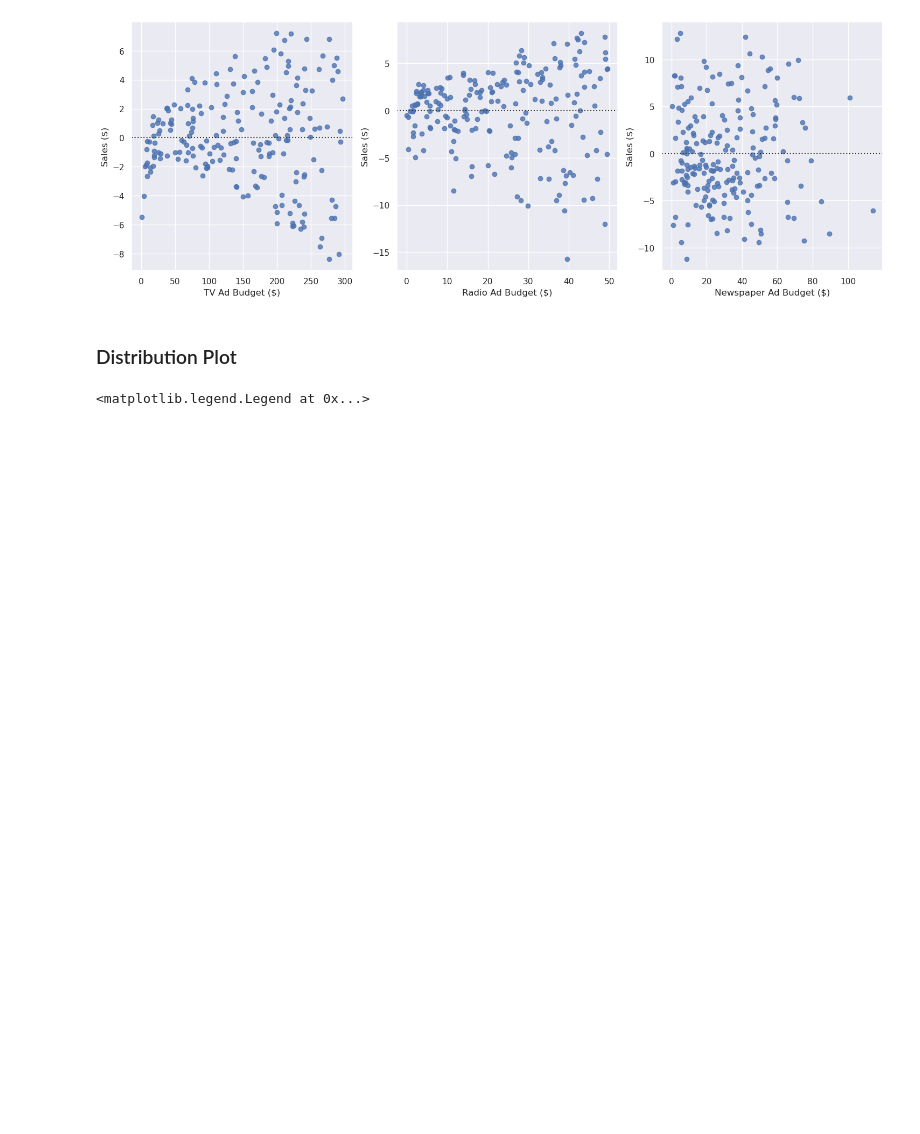
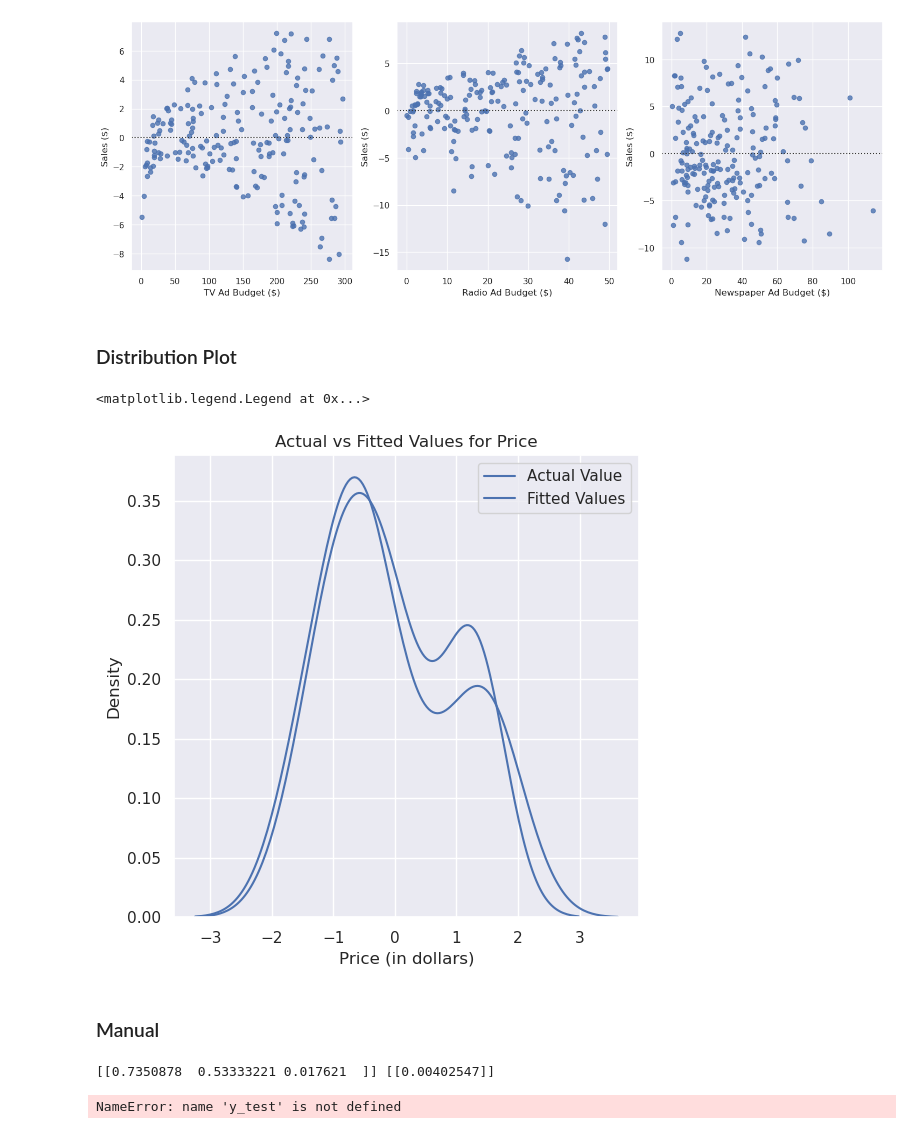
Before and after one commit to Daya-AWR1642/EC-460-NNDL, a Jupyter notebook: Multi_Linear_Regression_Problem/Multi_Linear_Regression.ipynb, the cells around one changed output. Drawn from its saved outputs; the diff is of its cells as text; code cells hidden in the pictures; blank space fills up the shorter version.

```diff
--- a/Multi_Linear_Regression_Problem/Multi_Linear_Regression.ipynb
+++ b/Multi_Linear_Regression_Problem/Multi_Linear_Regression.ipynb
@@ -235,12 +235,15 @@ sns.residplot(x = 'Newspaper Ad Budget ($)', y = 'Sales ($)',data = data1,ax = a
 ### Distribution Plot
 # %%
 plt.figure(figsize=(6, 6))
-col = 'Sales ($)'
-sns.kdeplot(data=data1[col], color="r", label="Actual Value")
+# col = ''
+sns.kdeplot(Y_test, color="r", label="Actual Value")
 sns.kdeplot(y_pred, color="b", label="Fitted Values")
 plt.title('Actual vs Fitted Values for Price')
 plt.xlabel('Price (in dollars)')
 plt.ylabel('Density')
 plt.legend()
 # %% [output]
 <matplotlib.legend.Legend at 0x...>
+[figure, added]
+# %% [markdown]
+### Manual
@@ -246,0 +281,23 @@ plt.legend()
+# %%
+lr = 0.0001
+epochs = 200
+
+cost_history = np.zeros(epochs)
+w,b = init_para(X_train)
+
+for i in range(epochs):
+    y_pred = fwd_path(X_train,w,b)
+    cost_history[i] = mse_loss(y_pred,Y_train)
+    dw,db = grad_para(X_train,y_pred,Y_train)
+    w,b  = para_updt(w,b,dw,db,lr)
+
+print(w,b)
+# %% [output]
+[[0.7350878  0.53333221 0.017621  ]] [[0.00402547]]
+# %%
+from sklearn.metrics import mean_absolute_error, mean_squared_error
+from math import sqrt
+print("MAE: ", mean_absolute_error(y_test,y_pred))
+print("MSE: ",np.sqrt(mean_squared_error(Y_test,y_pred)))
+# %% [output]
+NameError: name 'y_test' is not defined
```
Also changed, not shown: parts of 1 cell of this notebook, 12 other files.
